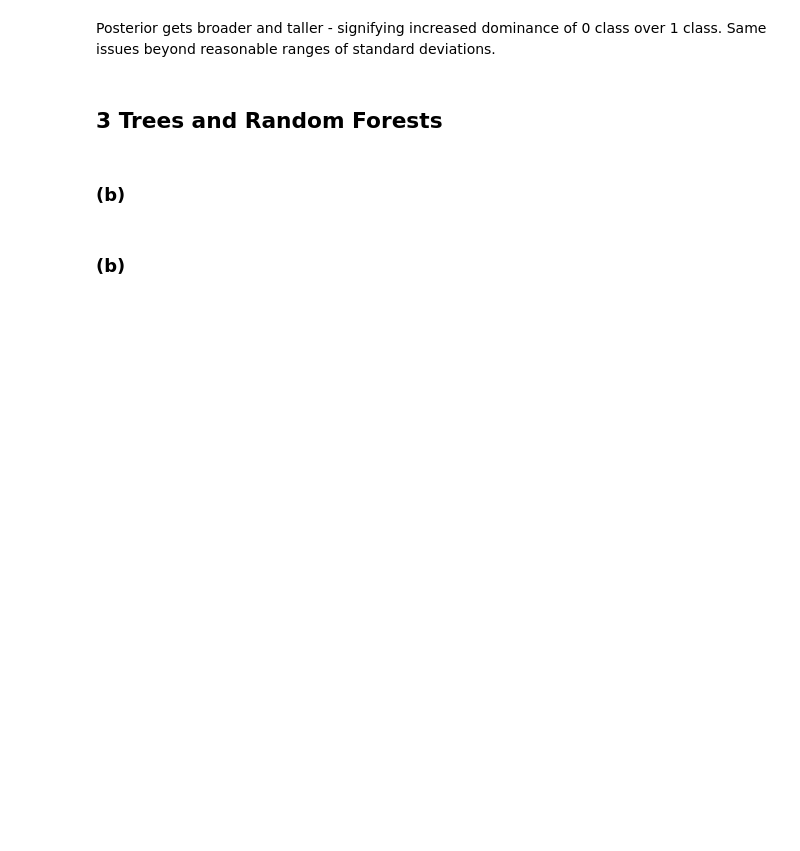
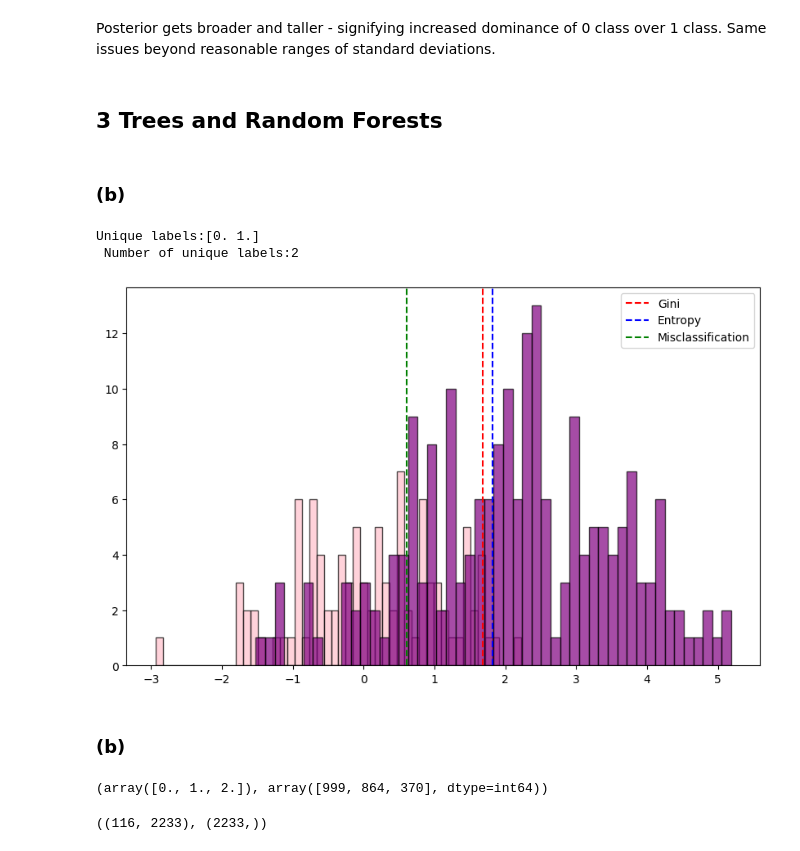
Before and after one commit to sh2099/ML_PHYS24, a Jupyter notebook: sheet04/sheet04.ipynb, the cells around one changed output. Cells and saved outputs as stored; diff of their text form; code cells hidden in the pictures; blank space fills up the shorter version.

```diff
--- a/sheet04/sheet04.ipynb
+++ b/sheet04/sheet04.ipynb
@@ -130,25 +130,63 @@ Posterior gets broader and taller - signifying increased dominance of 0 class ov
 # %%
 # load the data
 pts = np.load('data/data1d.npy')
 labels = np.load('data/labels1d.npy')
 
 # TODO: Sort the points to easily split them
+sorted_indices = np.argsort(pts)
+pts = pts[sorted_indices]
+labels = labels[sorted_indices]
+# Examine the labels
+print(f"Unique labels:{np.unique(labels)}\n Number of unique labels:{len(np.unique(labels))}")
 
 # TODO: Implement or find implementation for Gini impurity, entropy and misclassifcation rate
 
 def probabilities(partition):
     # divide counts by size of dataset to get cluster probabilites
     return np.unique(partition, return_counts=True)[1] / len(partition)
 
 def compute_split_measure(l, l0, l1, method):
     p0 = probabilities(l0)
     p1 = probabilities(l1)
     p = probabilities(l)
     return method(p) - (len(l0) * method(p0) + len(l1) * method(p1)) / (len(l))
 
+def gini(p):
+    return 1 - np.sum(p**2)
+
+def entropy(p):
+    return -np.sum(p * np.log(p))
+
 # TODO: Iterate over the possible splits, evaulating and saving the three criteria for each one
+#       (e.g. in three lists)
+gini_splits = []
+entropy_splits = []
+misclassification_splits = []
+for i in range(1, len(pts)):
+    l0 = labels[:i]
+    l1 = labels[i:]
+    gini_splits.append(compute_split_measure(labels, l0, l1, gini))
+    entropy_splits.append(compute_split_measure(labels, l0, l1, entropy))
+    misclassification_splits.append(compute_split_measure(labels, l0, l1, lambda p: 1 - np.max(p)))
+
 # TODO: Then, Compute the split that each criterion favours and visualize them
 #       (e.g. with a histogram for each class and vertical lines to show the splits)
+gini_best = np.argmax(gini_splits)
+entropy_best = np.argmax(entropy_splits)
+misclassification_best = np.argmax(misclassification_splits)
+
+plt.figure(figsize=(10, 6))
+plt.hist(pts[labels == 0], bins=50, color='pink', edgecolor='black', alpha=0.7)
+plt.hist(pts[labels == 1], bins=50, color='purple', edgecolor='black', alpha=0.7)
+plt.axvline(pts[gini_best], color='red', linestyle='--', label='Gini')
+plt.axvline(pts[entropy_best], color='blue', linestyle='--', label='Entropy')
+plt.axvline(pts[misclassification_best], color='green', linestyle='--', label='Misclassification')
+plt.legend()
+plt.show()
+# %% [output]
+Unique labels:[0. 1.]
+ Number of unique labels:2
+[figure, added]
 # %% [markdown]
 ### (b)
 # %%
@@ -166,0 +198,7 @@ from sklearn.ensemble import RandomForestClassifier
+# %%
+# Check labels
+print(np.unique(labels, return_counts=True))
+features.shape, labels.shape
+# %% [output]
+(array([0., 1., 2.]), array([999, 864, 370], dtype=int64))
+((116, 2233), (2233,))
```
Also changed, not shown: parts of 4 cells of this notebook, 1 other file.
